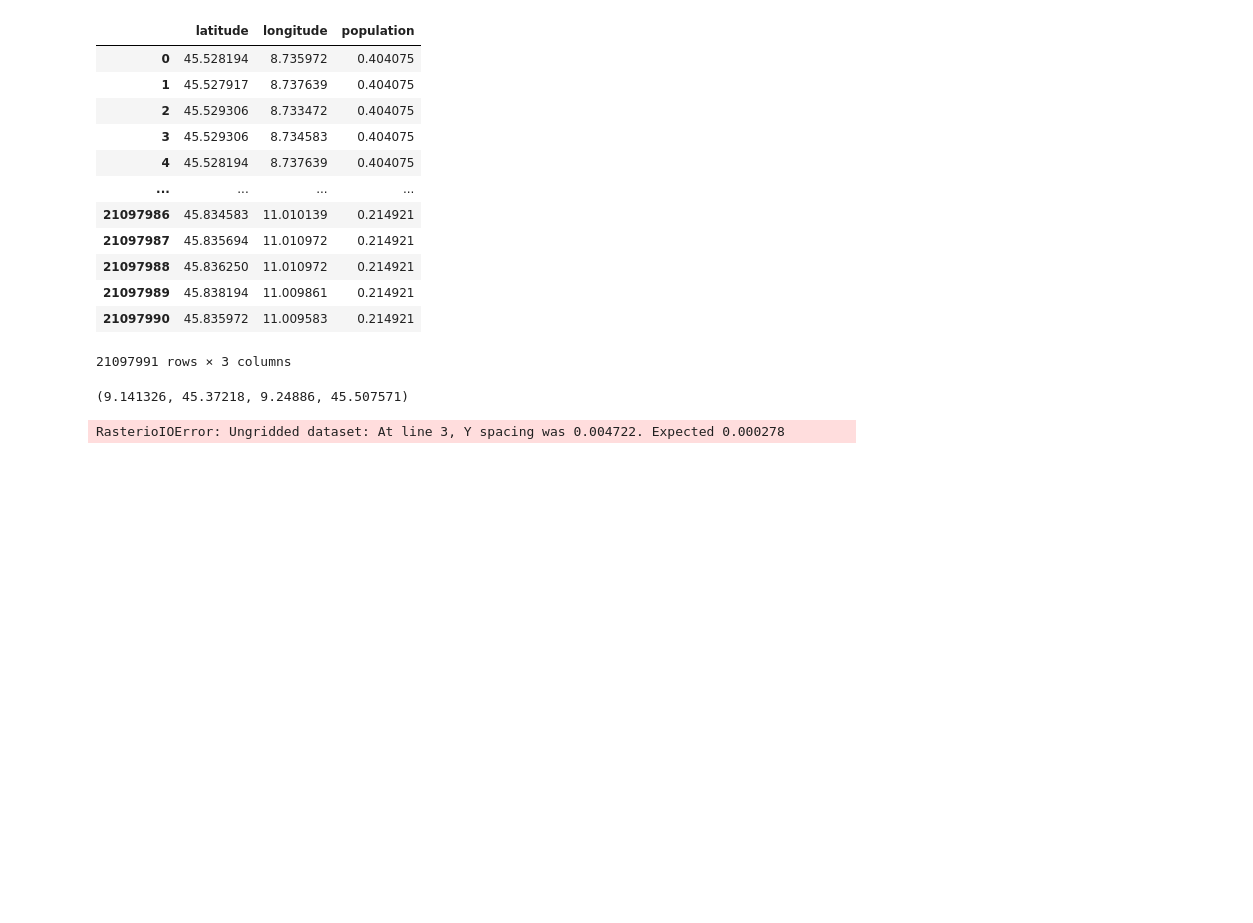
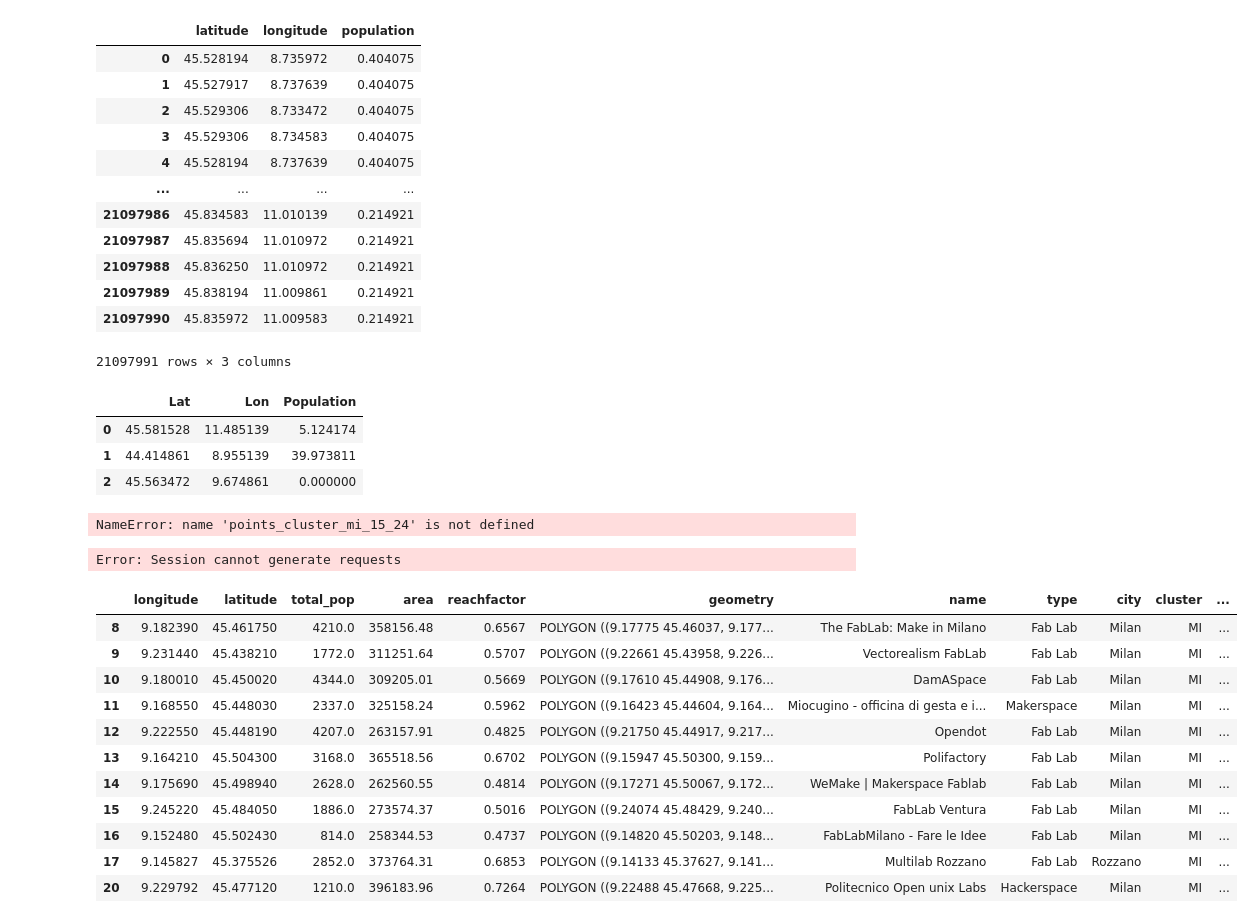
Before and after one commit to openp2pdesign/labs_access_analysis, a Jupyter notebook: 04_Enrichdata_facebook.ipynb, the cells around one changed output. Drawn from its saved outputs; the diff is of its cells as text; code cells hidden in the pictures; blank space fills up the shorter version.

```diff
--- a/04_Enrichdata_facebook.ipynb
+++ b/04_Enrichdata_facebook.ipynb
@@ -143,4 +145,7 @@ env = fablabs_ita.envelope.unary_union.bounds
-# %%
-env
-# %% [output]
-(9.141326, 45.37218, 9.24886, 45.507571)
+# %%
+ita_population.head(3)
+# %% [output]
+|  | Lat | Lon | Population |
+| 0 | 45.581528 | 11.485139 | 5.124174 |
+| 1 | 44.414861 | 8.955139 | 39.973811 |
+| 2 | 45.563472 | 9.674861 | 0.000000 |
@@ -151,5 +163,0 @@ from rasterstats import zonal_stats
-# %%
-data = zonal_stats("1.geojson", "output.xyz",
-            stats="count min mean max median sum")
-# %% [output]
-RasterioIOError: Ungridded dataset: At line 3, Y spacing was 0.004722. Expected 0.000278
@@ -155,0 +166,27 @@ RasterioIOError: Ungridded dataset: At line 3, Y spacing was 0.004722. Expected
+# %%
+sjoin_fablab_points = points_cluster_mi_15_24.sjoin(fablabs_ita, how='inner')
+# %% [output]
+NameError: name 'points_cluster_mi_15_24' is not defined
+# %%
+fablabs_ita['population_15_24'] = fablabs_ita.name.apply(lambda x: round(sjoin_fablab_points[sjoin_fablab_points.name == x].population.sum()))
+# %%
+sjoin_fablab_points = points_cluster_mi_population.sjoin(fablabs_ita, how='inner')
+# %%
+fablabs_ita['population_fb'] = fablabs_ita.name.apply(lambda x: round(sjoin_fablab_points[sjoin_fablab_points.name == x].Population.sum()))
+# %% [output]
+Error: Session cannot generate requests
+# %%
+fablabs_ita
+# %% [output]
+|  | longitude | latitude | total_pop | area | reachfactor | geometry | name | type | city | cluster | ... |
+| 8 | 9.182390 | 45.461750 | 4210.0 | 358156.48 | 0.6567 | POLYGON ((9.17775 45.46037, 9.177... | The FabLab: Make in Milano | Fab Lab | Milan | MI | ... |
+| 9 | 9.231440 | 45.438210 | 1772.0 | 311251.64 | 0.5707 | POLYGON ((9.22661 45.43958, 9.226... | Vectorealism FabLab | Fab Lab | Milan | MI | ... |
+| 10 | 9.180010 | 45.450020 | 4344.0 | 309205.01 | 0.5669 | POLYGON ((9.17610 45.44908, 9.176... | DamASpace | Fab Lab | Milan | MI | ... |
+| 11 | 9.168550 | 45.448030 | 2337.0 | 325158.24 | 0.5962 | POLYGON ((9.16423 45.44604, 9.164... | Miocugino - officina di gesta e i... | Makerspace | Milan | MI | ... |
+| 12 | 9.222550 | 45.448190 | 4207.0 | 263157.91 | 0.4825 | POLYGON ((9.21750 45.44917, 9.217... | Opendot | Fab Lab | Milan | MI | ... |
+| 13 | 9.164210 | 45.504300 | 3168.0 | 365518.56 | 0.6702 | POLYGON ((9.15947 45.50300, 9.159... | Polifactory | Fab Lab | Milan | MI | ... |
+| 14 | 9.175690 | 45.498940 | 2628.0 | 262560.55 | 0.4814 | POLYGON ((9.17271 45.50067, 9.172... | WeMake | Makerspace Fablab | Fab Lab | Milan | MI | ... |
+| 15 | 9.245220 | 45.484050 | 1886.0 | 273574.37 | 0.5016 | POLYGON ((9.24074 45.48429, 9.240... | FabLab Ventura | Fab Lab | Milan | MI | ... |
+| 16 | 9.152480 | 45.502430 | 814.0 | 258344.53 | 0.4737 | POLYGON ((9.14820 45.50203, 9.148... | FabLabMilano - Fare le Idee | Fab Lab | Milan | MI | ... |
+| 17 | 9.145827 | 45.375526 | 2852.0 | 373764.31 | 0.6853 | POLYGON ((9.14133 45.37627, 9.141... | Multilab Rozzano | Fab Lab | Rozzano | MI | ... |
+| 20 | 9.229792 | 45.477120 | 1210.0 | 396183.96 | 0.7264 | POLYGON ((9.22488 45.47668, 9.225... | Politecnico Open unix Labs | Hackerspace | Milan | MI | ... |
```
Also changed, not shown: parts of 12 cells of this notebook.
